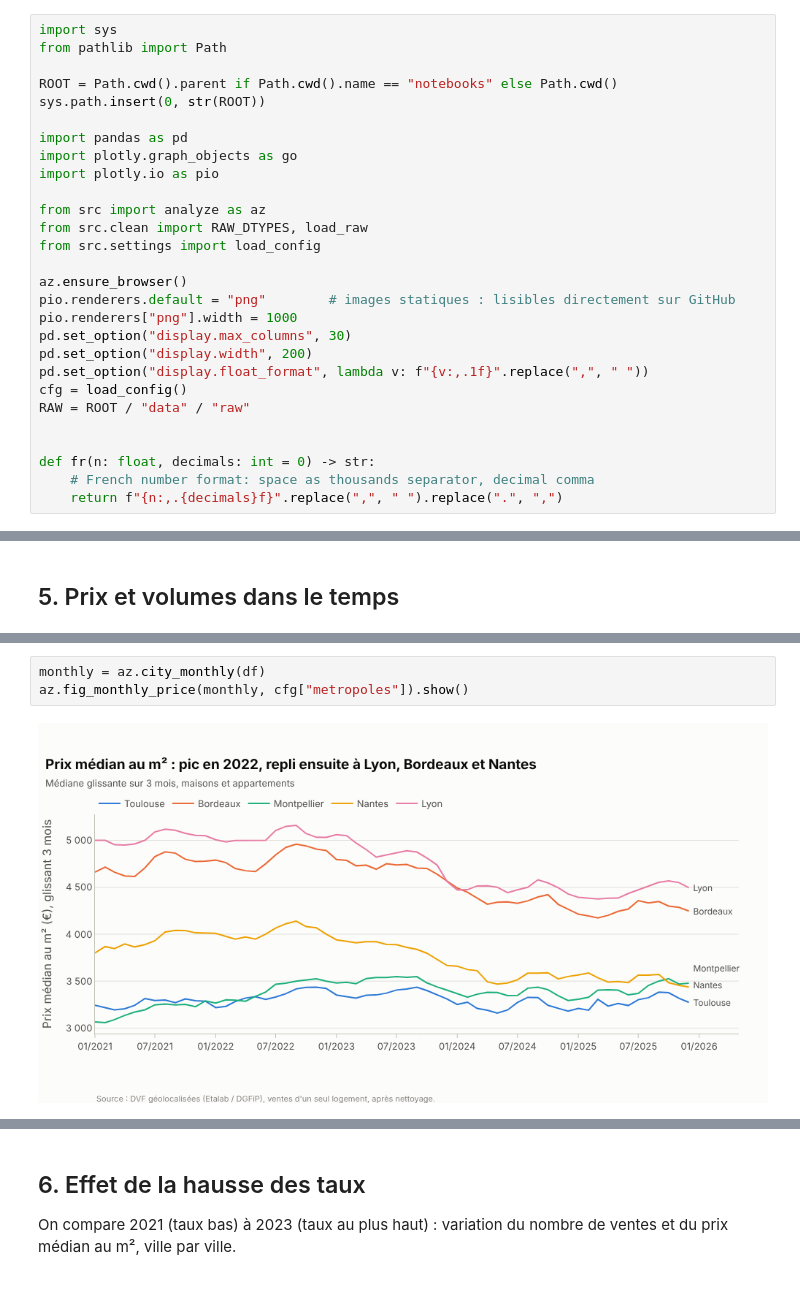
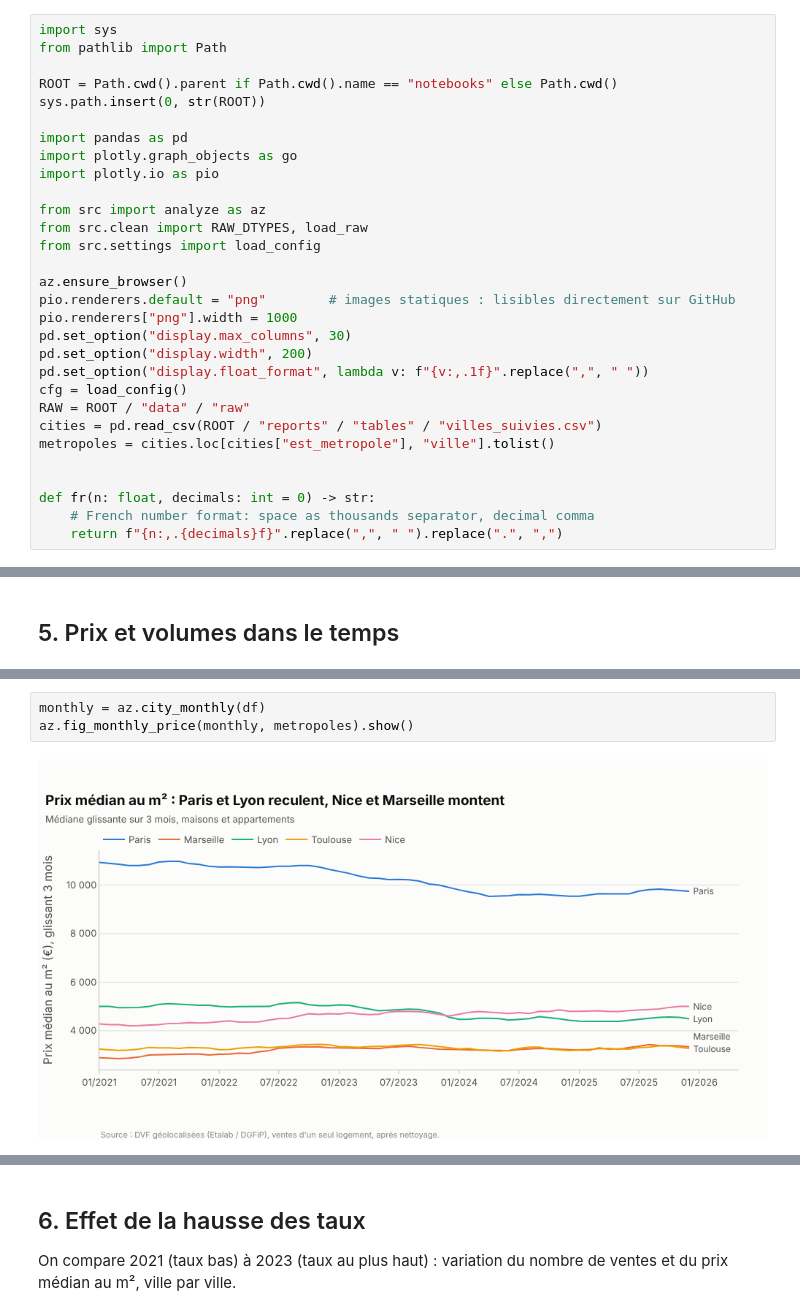
Before and after one commit to Oussama-essalehi/immoscope-france, a Jupyter notebook: notebooks/01_exploration.ipynb, the cells around one changed output, grey strips where cells are left out. Cells and saved outputs as stored; diff of their text form.

```diff
--- a/notebooks/01_exploration.ipynb
+++ b/notebooks/01_exploration.ipynb
@@ -32,6 +34,8 @@ pd.set_option("display.width", 200)
 pd.set_option("display.float_format", lambda v: f"{v:,.1f}".replace(",", " "))
 cfg = load_config()
 RAW = ROOT / "data" / "raw"
+cities = pd.read_csv(ROOT / "reports" / "tables" / "villes_suivies.csv")
+metropoles = cities.loc[cities["est_metropole"], "ville"].tolist()
 
 
 def fr(n: float, decimals: int = 0) -> str:
@@ -272,6 +276,6 @@ yearly_all
 # %%
 monthly = az.city_monthly(df)
-az.fig_monthly_price(monthly, cfg["metropoles"]).show()
+az.fig_monthly_price(monthly, metropoles).show()
 # %% [output]
-[figure, old version]
+[figure, new version]
 # %%
```
Also changed, not shown: parts of 27 cells of this notebook.
